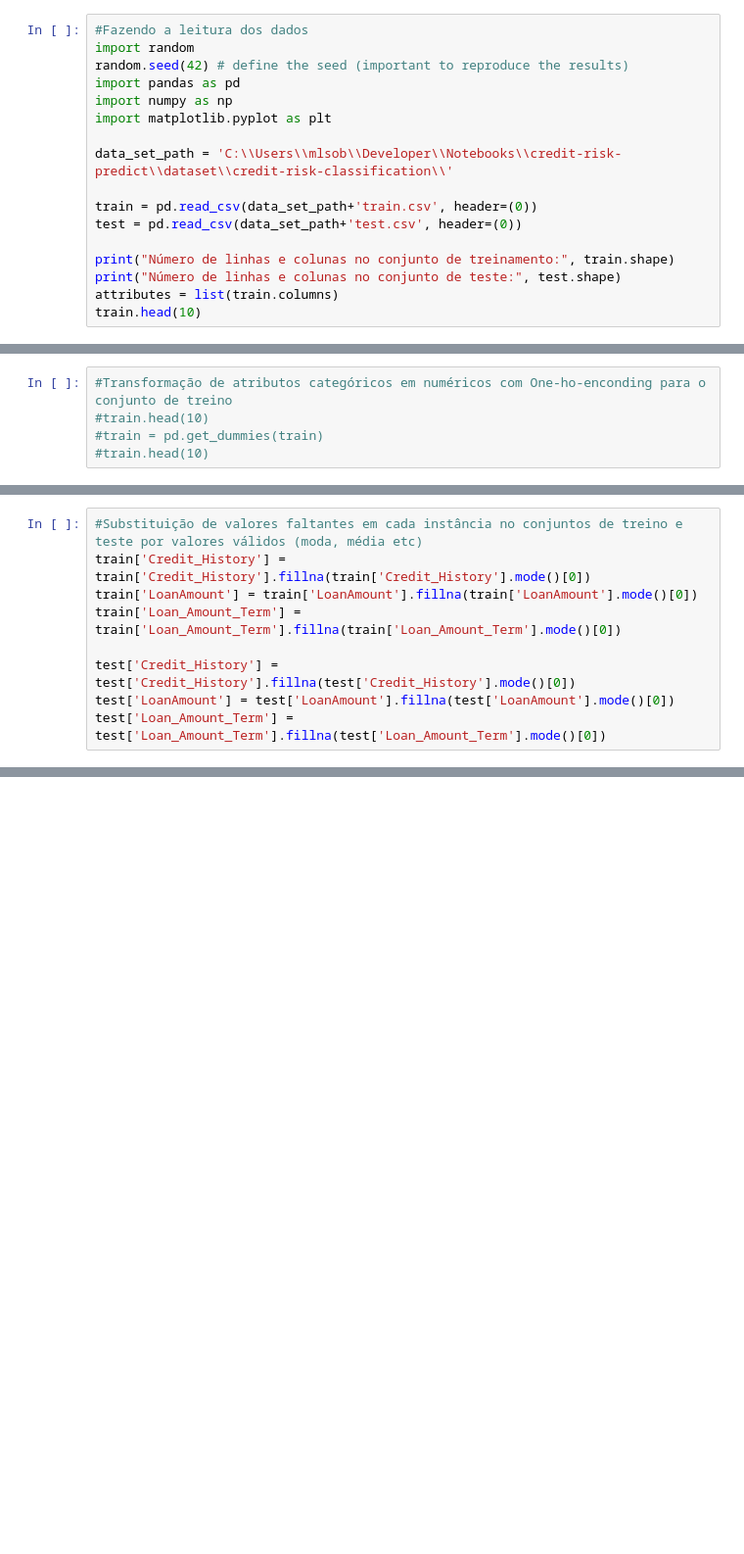
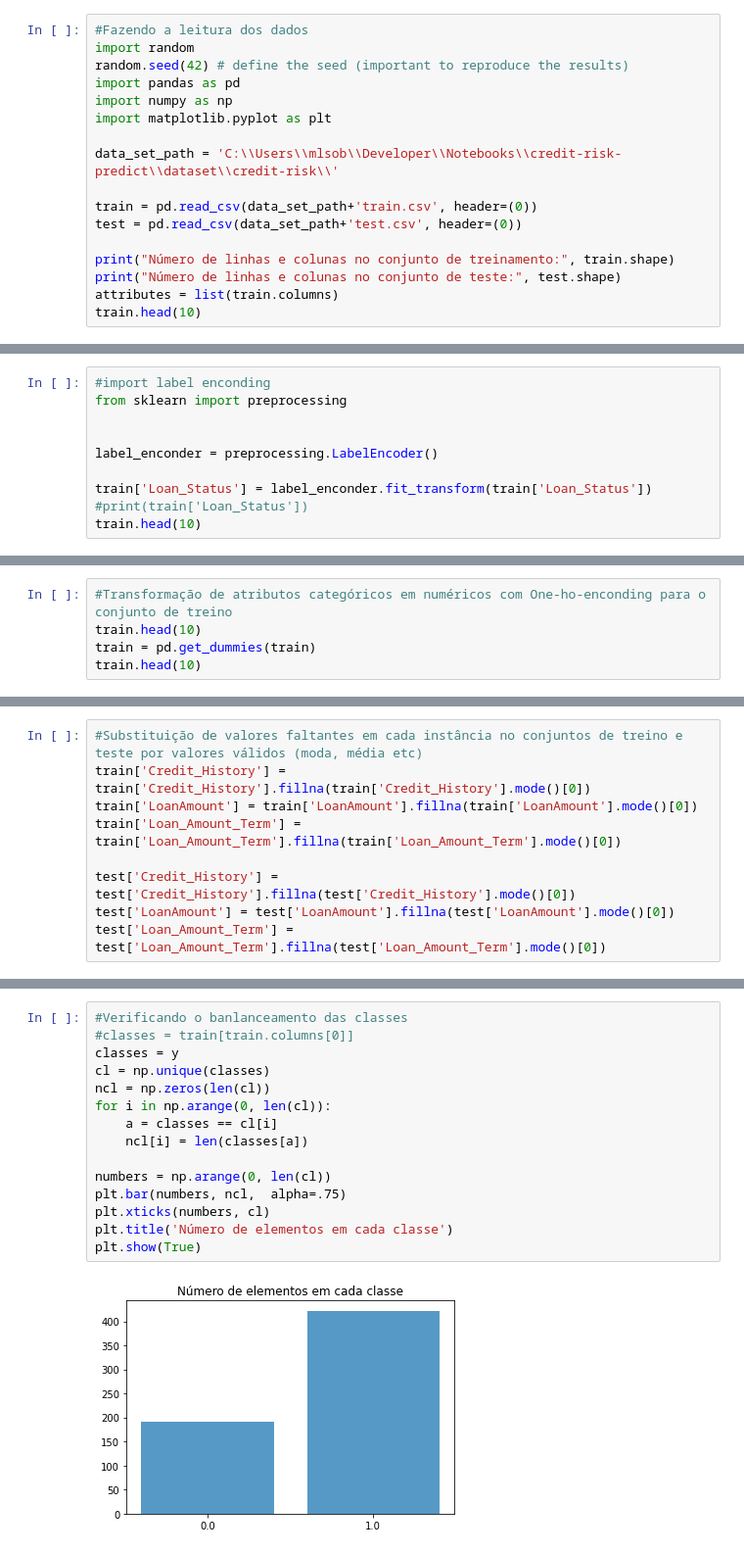
Before and after one commit to mauriciosobrinho/credit-risk-predict, a Jupyter notebook: models/credit-risk-model.ipynb, the cells around one changed output, grey strips where cells are left out. Shown at 98% size. Cells and saved outputs as stored; diff of their text form; blank space fills up the shorter version.

Commit message:
Preprocessing and descritive analysis implements

```diff
--- a/models/credit-risk-model.ipynb
+++ b/models/credit-risk-model.ipynb
@@ -6,7 +6,7 @@ import pandas as pd
 import numpy as np
 import matplotlib.pyplot as plt
 
-data_set_path = 'C:\\Users\\mlsob\\Developer\\Notebooks\\credit-risk-predict\\dataset\\credit-risk-classification\\'
+data_set_path = 'C:\\Users\\mlsob\\Developer\\Notebooks\\credit-risk-predict\\dataset\\credit-risk\\'
 
 train = pd.read_csv(data_set_path+'train.csv', header=(0))
 test = pd.read_csv(data_set_path+'test.csv', header=(0))
@@ -22,0 +49,10 @@ train.head(10)
+# %%
+#import label enconding
+from sklearn import preprocessing
+
+
+label_enconder = preprocessing.LabelEncoder()
+
+train['Loan_Status'] = label_enconder.fit_transform(train['Loan_Status'])
+#print(train['Loan_Status'])
+train.head(10)
@@ -27,5 +88,5 @@ test.head(10)
 # %%
 #Transformação de atributos categóricos em numéricos com One-ho-enconding para o conjunto de treino
-#train.head(10)
-#train = pd.get_dummies(train)
-#train.head(10)
+train.head(10)
+train = pd.get_dummies(train)
+train.head(10)
@@ -90,0 +268,17 @@ y_pred = model.predict(x_test)
+# %%
+#Verificando o banlanceamento das classes
+#classes = train[train.columns[0]]
+classes = y
+cl = np.unique(classes)
+ncl = np.zeros(len(cl))
+for i in np.arange(0, len(cl)):
+    a = classes == cl[i]
+    ncl[i] = len(classes[a])
+
+numbers = np.arange(0, len(cl))
+plt.bar(numbers, ncl,  alpha=.75)
+plt.xticks(numbers, cl)
+plt.title('Número de elementos em cada classe')
+plt.show(True)
+# %% [output]
+[figure, added]
```
Also changed, not shown: parts of 21 cells of this notebook.
